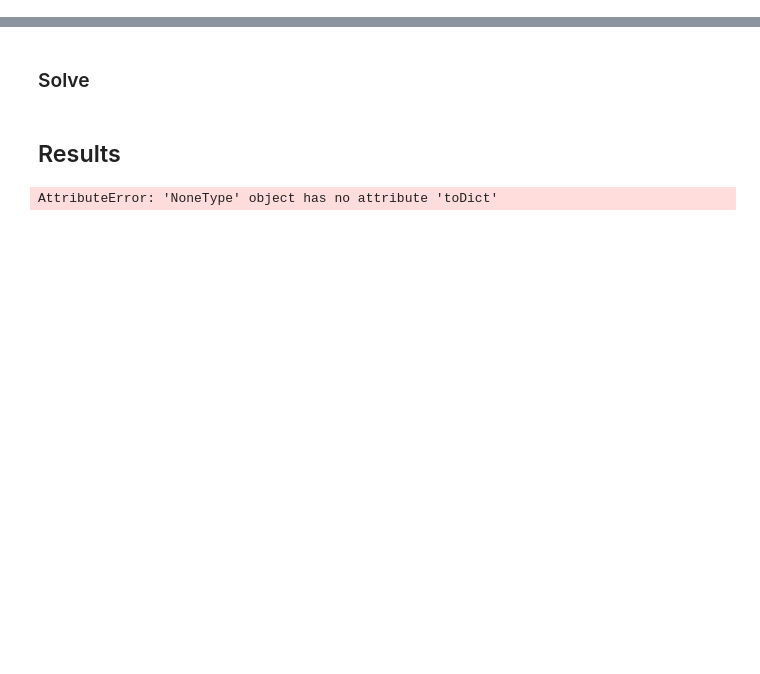
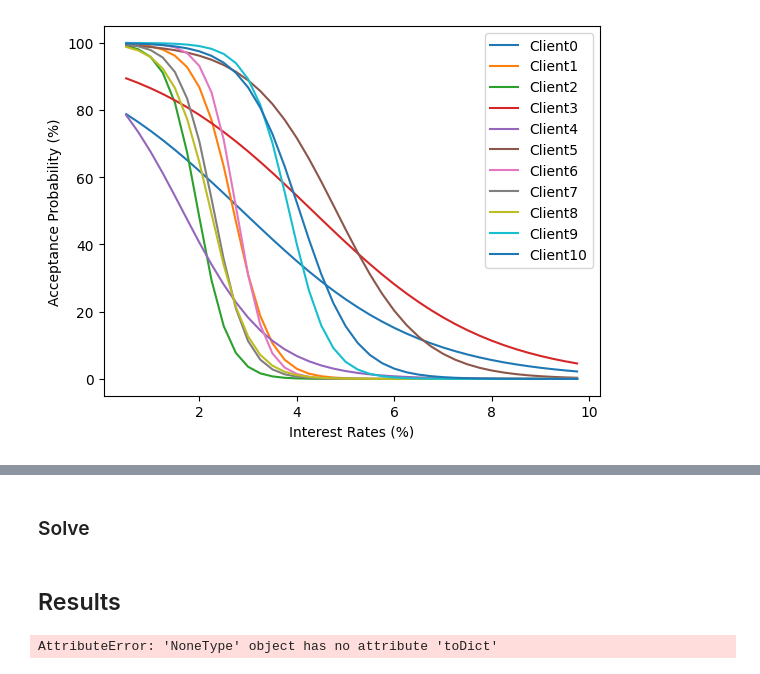
Before and after one commit to aiplan4eu/tsb-caos, a Jupyter notebook: case_study.ipynb, the cells around one changed output, grey strips where cells are left out. Saved outputs shown, nothing was run; the diff lists cells and outputs as text; code cells hidden in the pictures; blank space fills up the shorter version.

```diff
--- a/case_study.ipynb
+++ b/case_study.ipynb
@@ -4,0 +32,28 @@ Also include some basic information for the tool and how it works
+# %%
+from problem import CAOSProblem
+
+from interest_rate_prediction import InterestRatePrediction
+import matplotlib.pyplot as plt
+import json
+
+#Load Data
+f = open("gen_data.json")
+data = json.loads(f.read())
+f.close()
+
+### Create problem object and load data
+p = CAOSProblem()
+p.LoadInstance(data)
+
+x = [v * 0.25 for v in range(2, 40)]
+
+for c in p.clients:
+    y = [InterestRatePrediction.FindRateProbability(c, v) * 100 for v in x]
+    plt.plot(x, y, label=c.name)
+
+plt.xlabel("Interest Rates (%)")
+plt.ylabel("Acceptance Probability (%)")
+plt.legend()
+plt.show()
+# %% [output]
+[figure, added]
```
Also changed, not shown: parts of 15 cells of this notebook.
